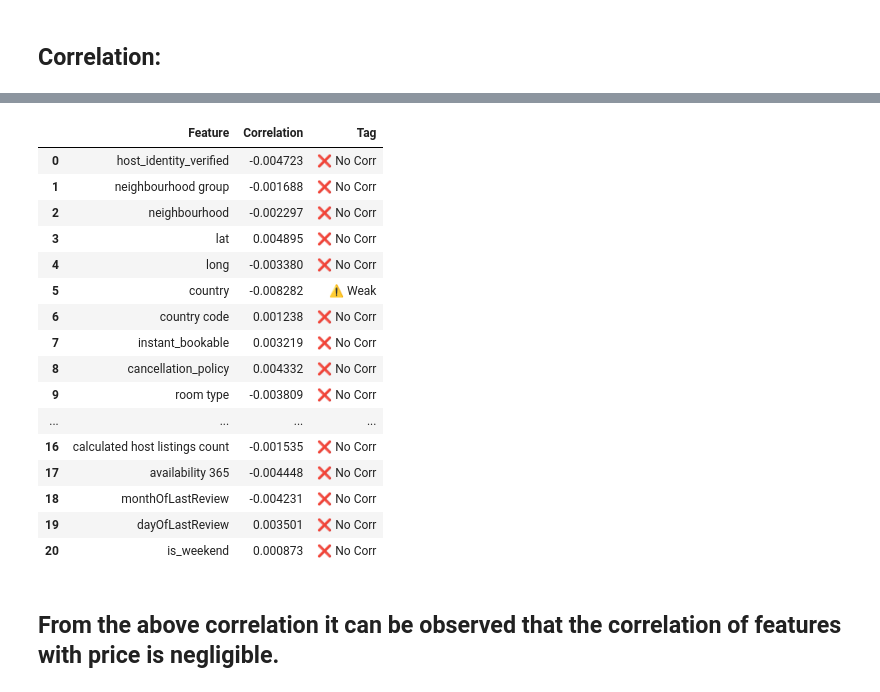
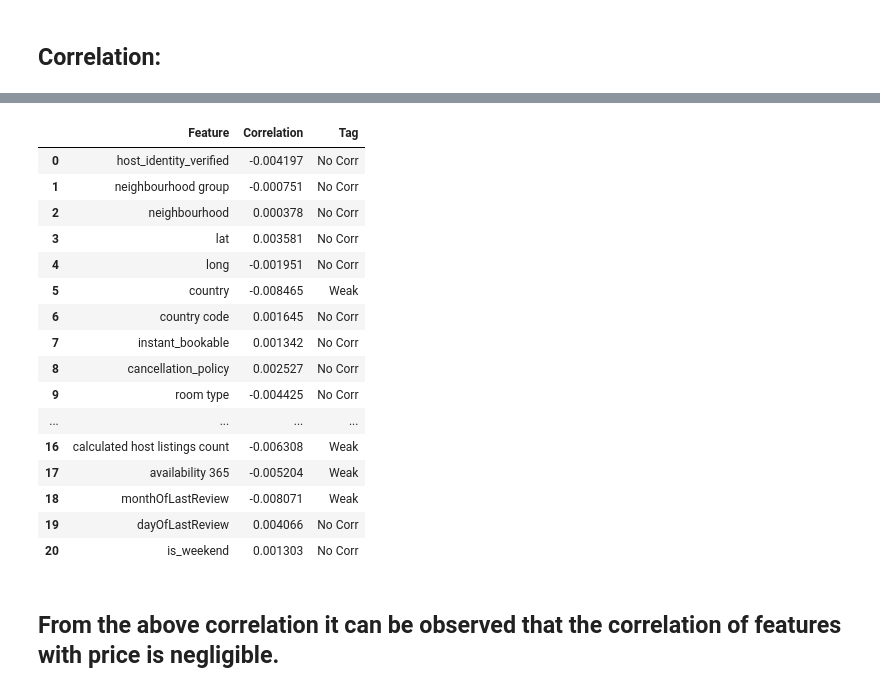
Before and after one commit to tajwinder-singh/airbnb---EDA, a Jupyter notebook: airbnb_eda.ipynb, the cells around one changed output, grey strips where cells are left out. Saved outputs shown, nothing was run; the diff lists cells and outputs as text; code cells hidden in the pictures.

```diff
--- a/airbnb_eda.ipynb
+++ b/airbnb_eda.ipynb
@@ -837,7 +838,7 @@ XtestScaled = scaler.transform(XtestLog)
 Xtrain_df = pd.DataFrame(XtrainScaled, columns = XtrainLog.columns)
 
 print(Xtrain_df.columns)
-corr = Xtrain_df.corrwith(ytrainLog)
+corr = Xtrain_df.corrwith(ytrainLog, method = 'spearman')
 
 sns.barplot(x = corr.index, y = corr.values)
 plt.title('Corrrelation of features with price')
@@ -856,35 +857,35 @@ Index(['host_identity_verified', 'neighbourhood group', 'neighbourhood', 'lat',
 # %%
 def tag_corr(val):
     if abs(val) >= 0.05:
-        return '✅ Strong'
+        return 'Strong'
     elif abs(val) >= 0.02:
-        return '🟡 Moderate'
+        return 'Moderate'
     elif abs(val) >= 0.005:
-        return '⚠️ Weak'
+        return 'Weak'
     else:
-        return '❌ No Corr'
+        return 'No Corr'
 
 corr_df = pd.DataFrame({'Feature': corr.index, 'Correlation' : corr.values})
 corr_df['Tag'] = corr_df['Correlation'].apply(tag_corr)
 corr_df
 # %% [output]
 |  | Feature | Correlation | Tag |
-| 0 | host_identity_verified | -0.004723 | ❌ No Corr |
-| 1 | neighbourhood group | -0.001688 | ❌ No Corr |
-| 2 | neighbourhood | -0.002297 | ❌ No Corr |
-| 3 | lat | 0.004895 | ❌ No Corr |
-| 4 | long | -0.003380 | ❌ No Corr |
-| 5 | country | -0.008282 | ⚠️ Weak |
-| 6 | country code | 0.001238 | ❌ No Corr |
-| 7 | instant_bookable | 0.003219 | ❌ No Corr |
-| 8 | cancellation_policy | 0.004332 | ❌ No Corr |
-| 9 | room type | -0.003809 | ❌ No Corr |
+| 0 | host_identity_verified | -0.004197 | No Corr |
+| 1 | neighbourhood group | -0.000751 | No Corr |
+| 2 | neighbourhood | 0.000378 | No Corr |
+| 3 | lat | 0.003581 | No Corr |
+| 4 | long | -0.001951 | No Corr |
+| 5 | country | -0.008465 | Weak |
+| 6 | country code | 0.001645 | No Corr |
+| 7 | instant_bookable | 0.001342 | No Corr |
+| 8 | cancellation_policy | 0.002527 | No Corr |
+| 9 | room type | -0.004425 | No Corr |
 | ... | ... | ... | ... |
-| 16 | calculated host listings count | -0.001535 | ❌ No Corr |
-| 17 | availability 365 | -0.004448 | ❌ No Corr |
-| 18 | monthOfLastReview | -0.004231 | ❌ No Corr |
-| 19 | dayOfLastReview | 0.003501 | ❌ No Corr |
-| 20 | is_weekend | 0.000873 | ❌ No Corr |
+| 16 | calculated host listings count | -0.006308 | Weak |
+| 17 | availability 365 | -0.005204 | Weak |
+| 18 | monthOfLastReview | -0.008071 | Weak |
+| 19 | dayOfLastReview | 0.004066 | No Corr |
+| 20 | is_weekend | 0.001303 | No Corr |
 # %% [markdown]
 ## From the above correlation it can be observed that the correlation of features with price is negligible.
 # %% [markdown]
```
Also changed, not shown: parts of 7 cells of this notebook, 3 other files.
